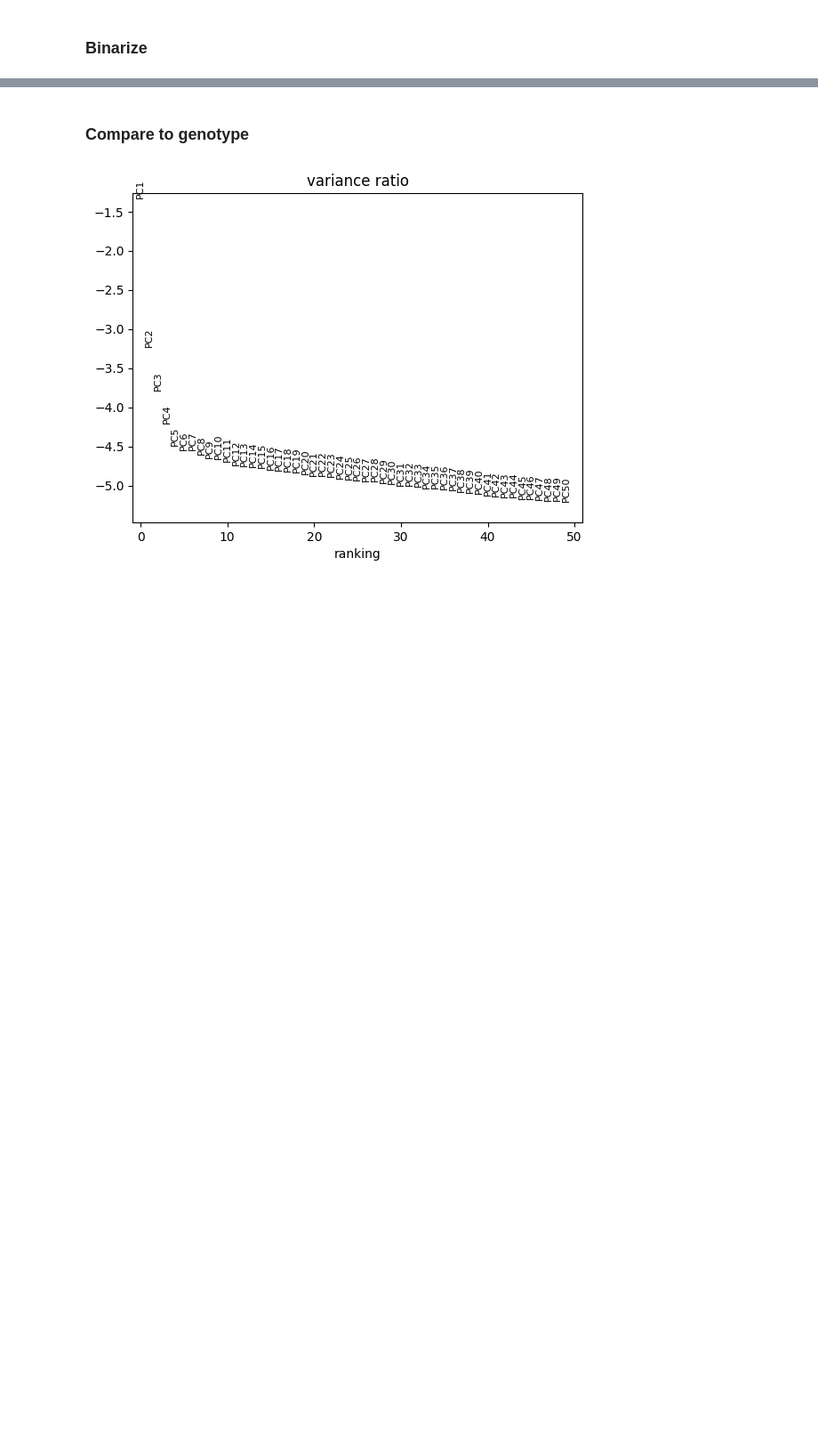
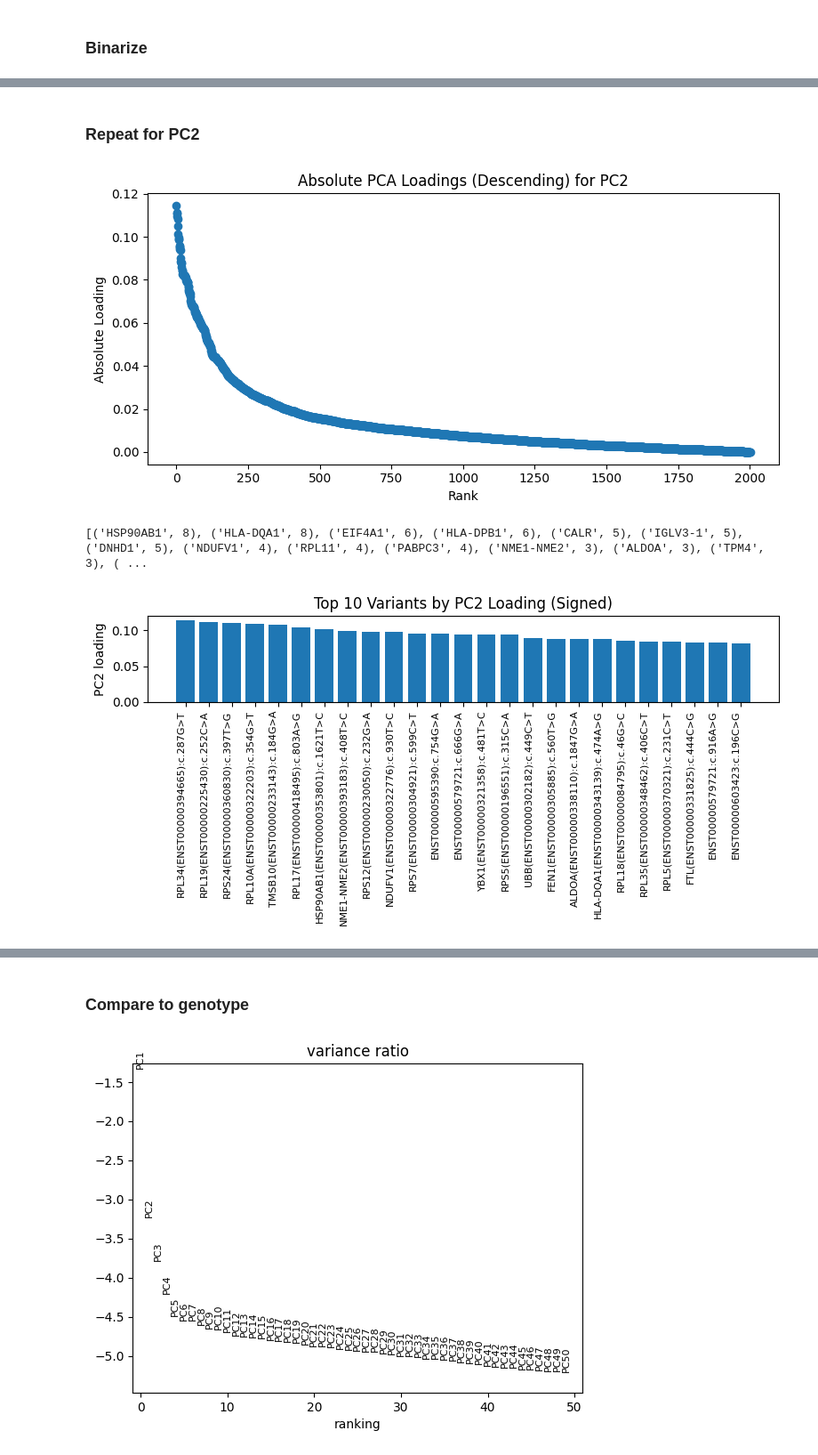
Before and after one commit to pachterlab/RLSRP_2025, a Jupyter notebook: notebooks/Fig3_geuvadis.ipynb, the cells around one changed output, grey strips where cells are left out. Shown at 89% size. Drawn from its saved outputs; the diff is of its cells as text; code cells hidden in the pictures; blank space fills up the shorter version.

```diff
--- a/notebooks/Fig3_geuvadis.ipynb
+++ b/notebooks/Fig3_geuvadis.ipynb
@@ -304,0 +381,10 @@ Binary matrix means do not log1p or scale
+# %% [markdown]
+### Repeat for PC2
+# %%
+plot_pc_loadings_line(adata_vcrs_output, pc_index=1)
+print(get_genes_of_top_pc_loadings(adata_vcrs_output, pc_index=1, n_top=500))
+top_loadings_df2 = plot_pc_loadings(adata_vcrs_output, pc_index=1, n_top=25)
+# %% [output]
+[figure, added]
+[('HSP90AB1', 8), ('HLA-DQA1', 8), ('EIF4A1', 6), ('HLA-DPB1', 6), ('CALR', 5), ('IGLV3-1', 5), ('DNHD1', 5), ('NDUFV1', 4), ('RPL11', 4), ('PABPC3', 4), ('NME1-NME2', 3), ('ALDOA', 3), ('TPM4', 3), ( ...
+[figure, added]
```
Also changed, not shown: parts of 20 cells of this notebook.
